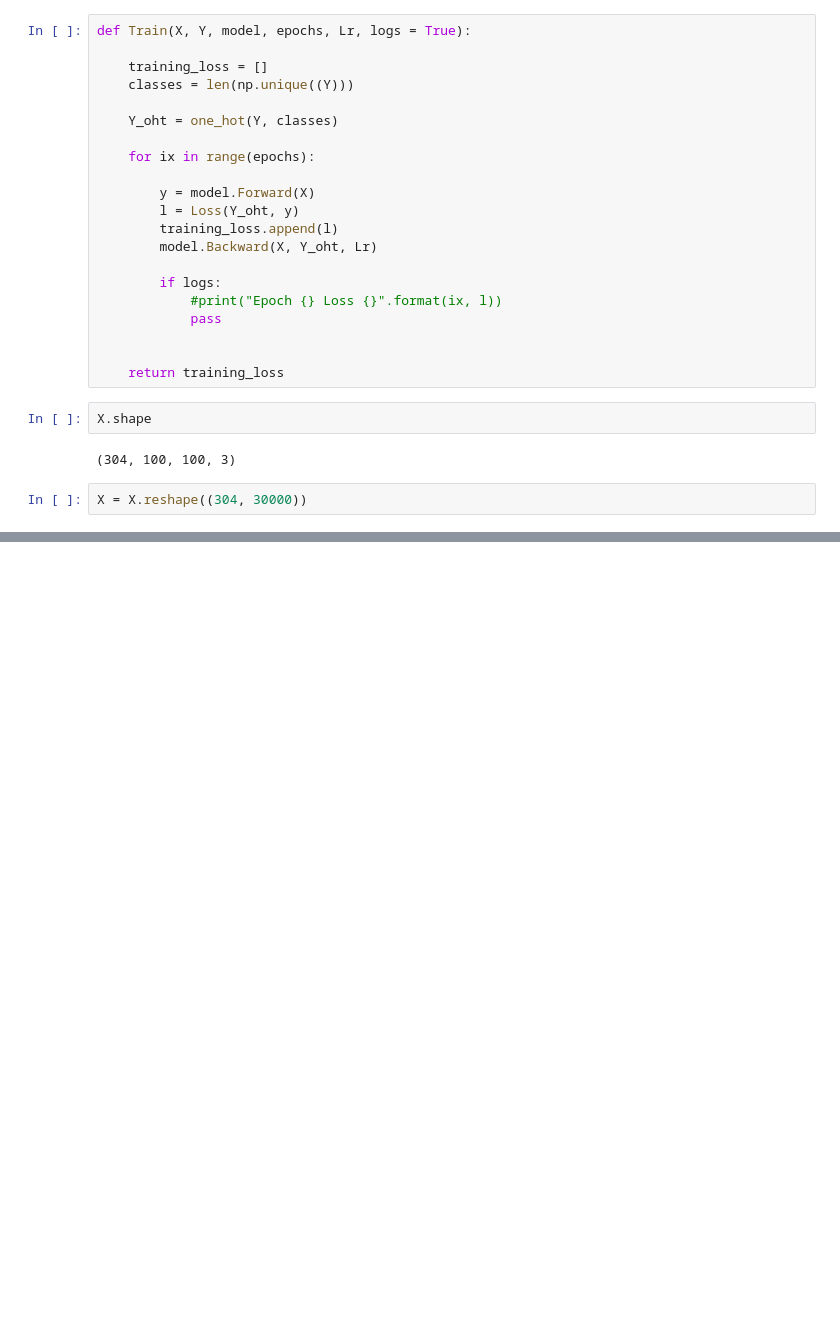
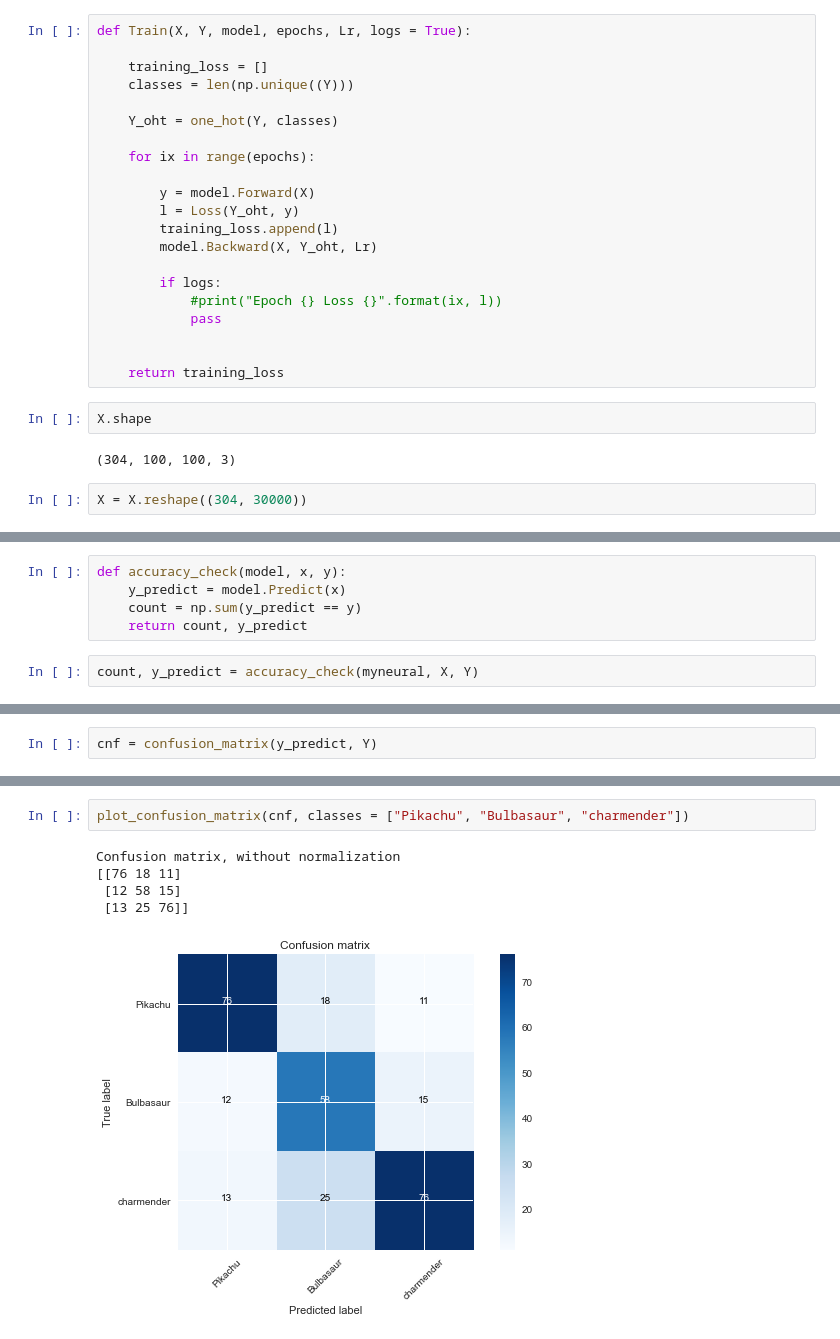
Before and after one commit to ardourApeX/Pokemon-Classification, a Jupyter notebook: ANN Model.ipynb, the cells around one changed output, grey strips where cells are left out. Cells and saved outputs as stored; diff of their text form; blank space fills up the shorter version.

```diff
--- a/ANN Model.ipynb
+++ b/ANN Model.ipynb
@@ -301,0 +302,7 @@ plt.show()
+# %%
+def accuracy_check(model, x, y):
+    y_predict = model.Predict(x)
+    count = np.sum(y_predict == y)
+    return count, y_predict
+# %%
+count, y_predict = accuracy_check(myneural, X, Y)
@@ -301,0 +314,2 @@ plt.show()
+# %%
+cnf = confusion_matrix(y_predict, Y)
@@ -301,0 +322,8 @@ plt.show()
+# %%
+plot_confusion_matrix(cnf, classes = ["Pikachu", "Bulbasaur", "charmender"])
+# %% [output]
+Confusion matrix, without normalization
+[[76 18 11]
+ [12 58 15]
+ [13 25 76]]
+[figure, added]
```
Also changed, not shown: parts of 7 cells of this notebook, 1 other file.
